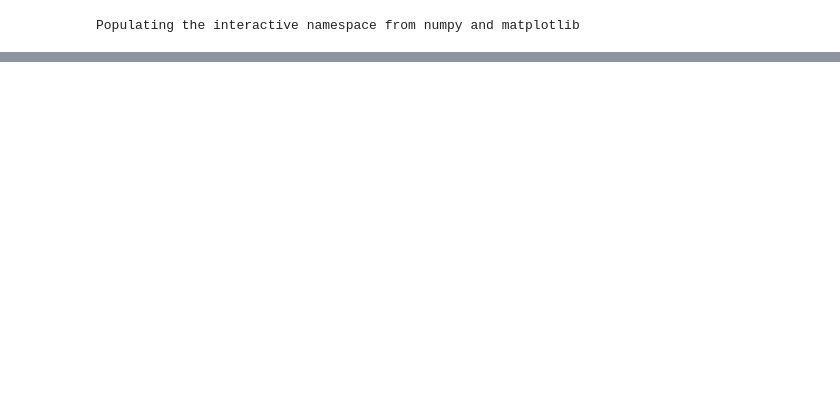
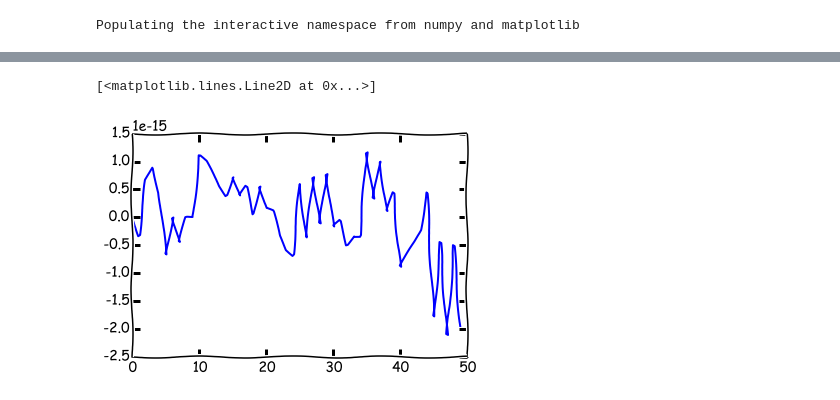
Before and after one commit to dmcltu/python, a Jupyter notebook: text.ipynb, the cells around one changed output, grey strips where cells are left out. Cells and saved outputs as stored; diff of their text form; code cells hidden in the pictures; blank space fills up the shorter version.

```diff
--- a/text.ipynb
+++ b/text.ipynb
@@ -37,0 +46,5 @@ plt.title('now we are back')
+# %%
+plt.plot(plot_x-x)
+# %% [output]
+[<matplotlib.lines.Line2D at 0x...>]
+[figure, added]
```
Also changed, not shown: parts of 5 cells of this notebook.
